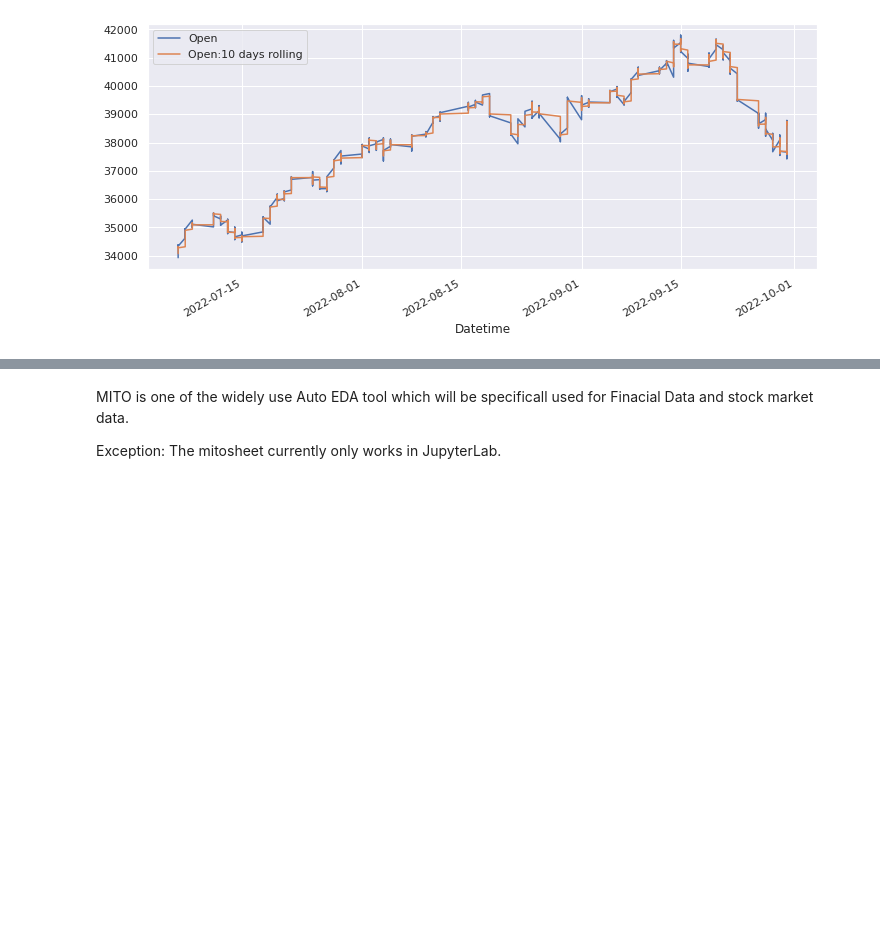
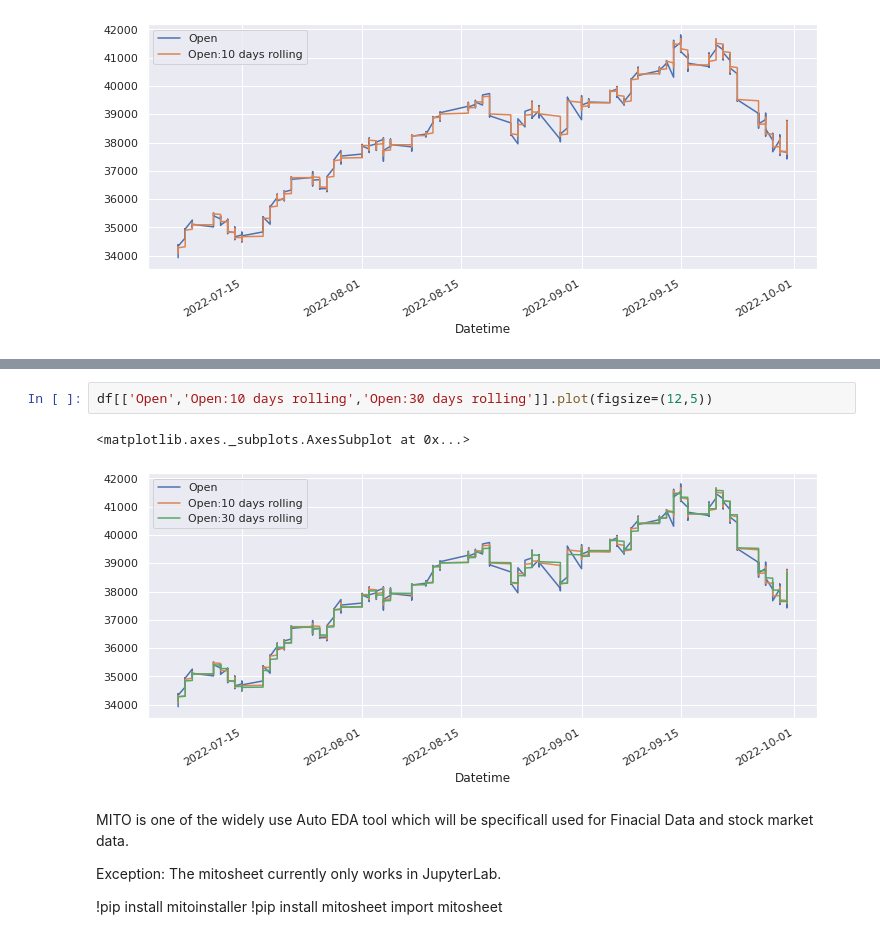
Before and after one commit to sarkar2527/DSAP, a Jupyter notebook: Stock_3_sandy.ipynb, the cells around one changed output, grey strips where cells are left out. Cells and saved outputs as stored; diff of their text form; blank space fills up the shorter version.

```diff
--- a/Stock_3_sandy.ipynb
+++ b/Stock_3_sandy.ipynb
@@ -285,4 +313,14 @@ df[['Open','Open:10 days rolling']].plot(figsize=(12,5))
+# %%
+df[['Open','Open:10 days rolling','Open:30 days rolling']].plot(figsize=(12,5))
+# %% [output]
+<matplotlib.axes._subplots.AxesSubplot at 0x...>
+[figure, added]
 # %% [markdown]
 MITO is one of the widely use Auto EDA tool which will be specificall used for Finacial Data and stock market data.
 
 Exception: The mitosheet currently only works in JupyterLab.
+
+
+!pip install mitoinstaller
+!pip install mitosheet
+import mitosheet
```
Also changed, not shown: parts of 7 cells of this notebook.
